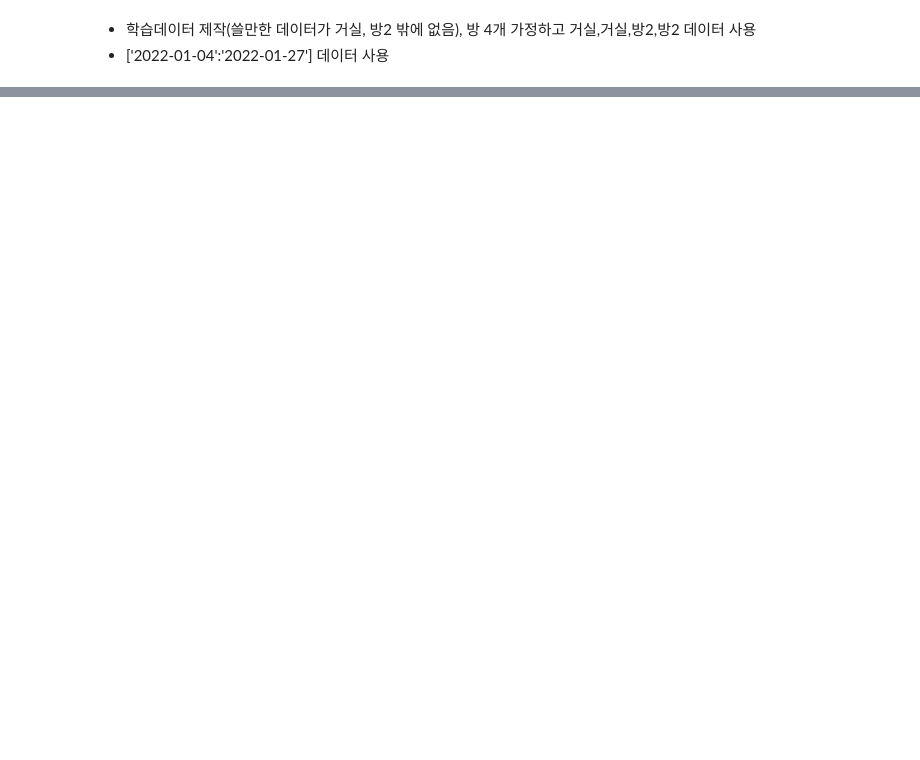
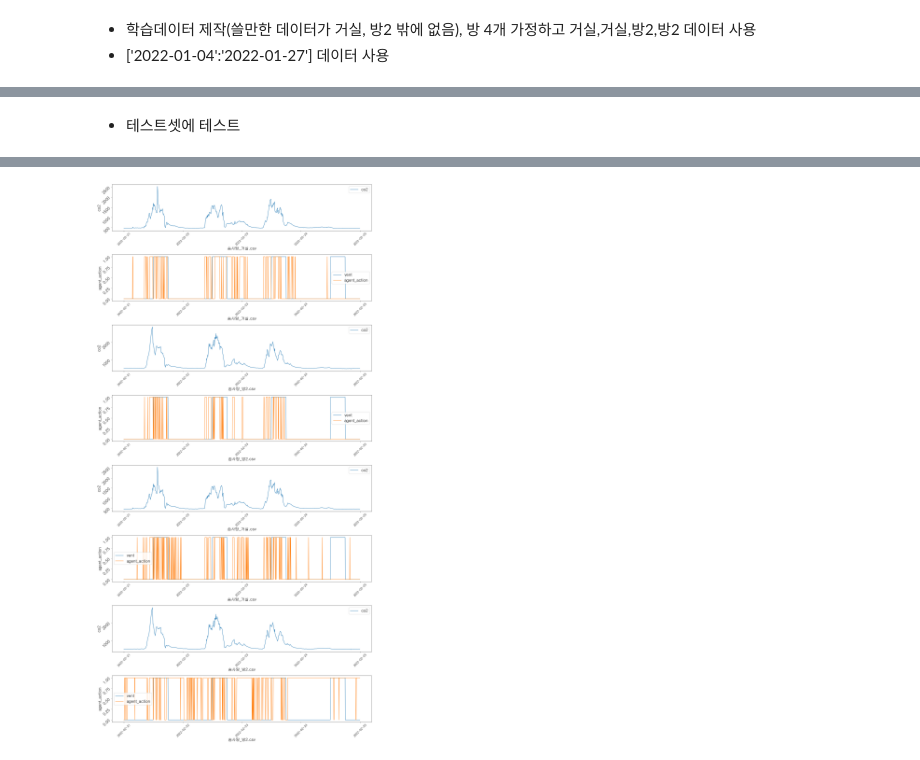
Before and after one commit to ByeonggeonGo/multi_agent_awac, a Jupyter notebook: multi_agent_demo_03.ipynb, the cells around one changed output, grey strips where cells are left out. Cells and saved outputs as stored; diff of their text form; code cells hidden in the pictures; blank space fills up the shorter version.

```diff
--- a/multi_agent_demo_03.ipynb
+++ b/multi_agent_demo_03.ipynb
@@ -196,5 +198,6 @@ def get_mean_qsa(qs,sampled_as):
 # %%
 room_sync_list = ['솜사탕_거실.csv', '솜사탕_방2.csv', '솜사탕_거실.csv', '솜사탕_방2.csv']
+# room_sync_list = ['솜사탕_거실.csv', '솜사탕_거실.csv', '솜사탕_거실.csv', '솜사탕_거실.csv']
 # room_sync_list = ['솜사탕_거실.csv', '솜사탕_방2.csv']
 
 s = []
@@ -204,12 +207,24 @@ r_list = []
 
 start_date = '2022-01-04'
 end_date = '2022-01-27'
+
+len_list = []
 for i in room_sync_list:
     temp_data = data_by_room[i].loc[start_date:end_date]
+    len_notna = len(temp_data.dropna())
+    len_list.append(len_notna)
+max_na_room = room_sync_list[np.argmin(len_list)]
+row_ind = data_by_room[max_na_room].loc[start_date:end_date].dropna().index
+
+
+
+for i in room_sync_list:
+    temp_data = data_by_room[i].loc[row_ind]
     s.append(tf.convert_to_tensor(temp_data.values[:,[0,2],],dtype=tf.float32))
     ns.append(tf.convert_to_tensor(temp_data.values[:,[3,4],],dtype=tf.float32))
     a_list.append(tf.convert_to_tensor(temp_data.values[:,[1],],dtype=tf.int64))
     r_list.append(tf.convert_to_tensor(temp_data.values[:,[5],],dtype=tf.float32))
+    print(temp_data.isna().sum())
 
 s = tf.concat(s,axis=1)
 ns = tf.concat(ns,axis=1)
@@ -528,0 +402,2 @@ KeyboardInterrupt:
+# %% [markdown]
+* 테스트셋에 테스트
@@ -528,0 +440,37 @@ KeyboardInterrupt:
+# %%
+%%time
+fig, axes = plt.subplots(len(room_sync_list)*2,1, figsize=(20,40))
+# mean_by_date.loc[:,val].plot()
+plt.rc('font', size=20)        # 기본 폰트 크기
+# plt.rc('axes', labelsize=20)   # x,y축 label 폰트 크기
+plt.rc('xtick', labelsize=15)  # x축 눈금 폰트 크기
+plt.rc('ytick', labelsize=20)  # y축 눈금 폰트 크기
+plt.rc('legend', fontsize=20)  # 범례 폰트 크기
+plt.rc('figure', titlesize=20)
+
+for i, val in enumerate(room_sync_list):
+    p_data = test_action_set_list[i]
+
+    axes[i*2].plot(p_data.loc[:,'co2'], label = 'co2')
+    axes[i*2].set_ylabel('co2')
+    axes[i*2].legend()
+    axes[i*2].set_xlabel(val)
+    axes[i*2].tick_params(labelrotation=45)
+    axes[i*2].xaxis.set_major_locator(dates.DayLocator())
+
+    axes[1+i*2].plot(p_data.loc[:,'vent'], label = 'vent')
+    axes[1+i*2].set_ylabel('vent')
+    axes[1+i*2].legend()
+    axes[1+i*2].set_xlabel(val)
+    axes[1+i*2].tick_params(labelrotation=45)
+    axes[1+i*2].xaxis.set_major_locator(dates.DayLocator())
+
+    axes[1+i*2].plot(p_data.loc[:,'testset_a'], label = 'agent_action')
+    axes[1+i*2].set_ylabel('agent_action')
+    axes[1+i*2].legend()
+    axes[1+i*2].set_xlabel(val)
+    axes[1+i*2].tick_params(labelrotation=45)
+    axes[1+i*2].xaxis.set_major_locator(dates.DayLocator())
+
+plt.tight_layout()
+# %% [output]
@@ -528,0 +479 @@ KeyboardInterrupt:
+[figure, added]
```
Also changed, not shown: parts of 11 cells of this notebook, 1 other file.
